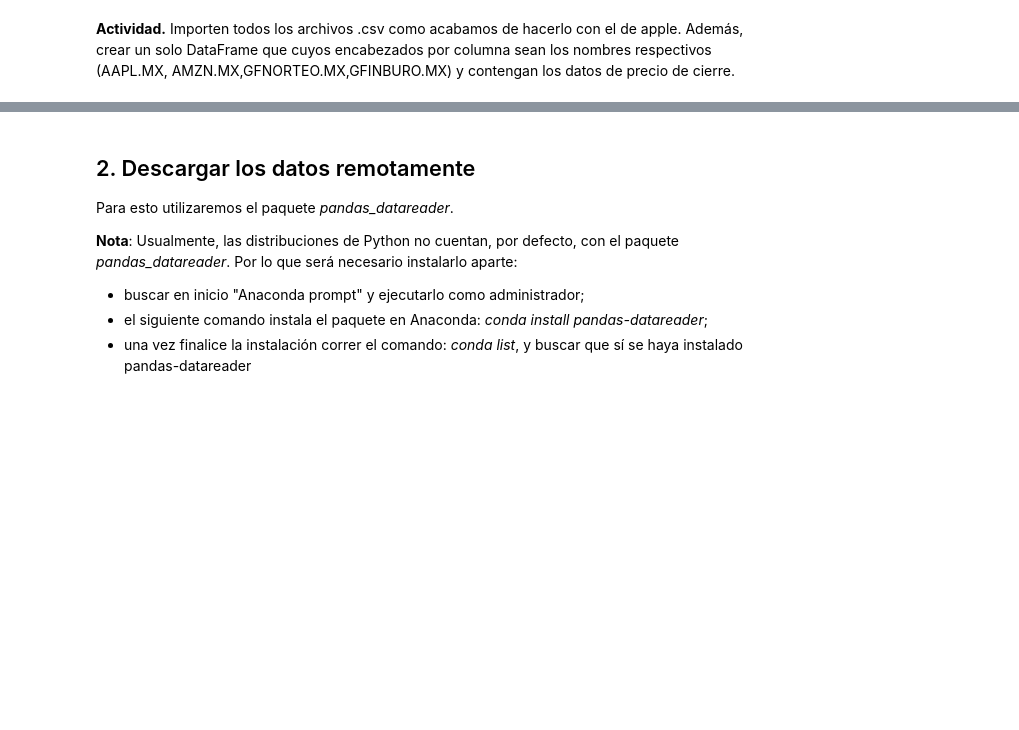
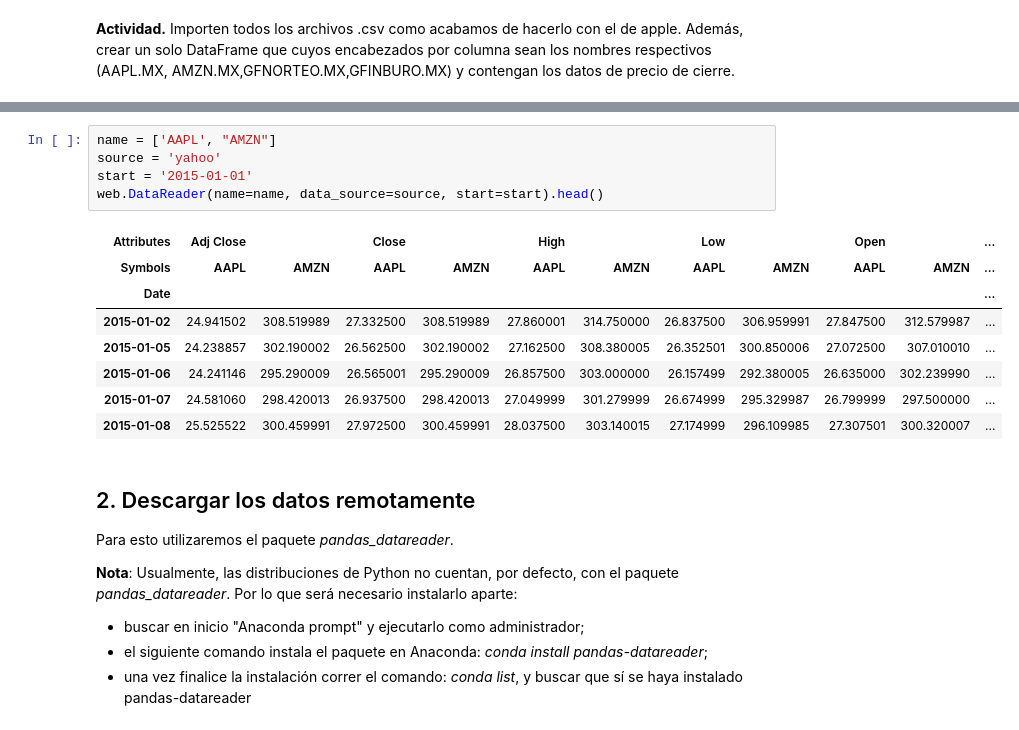
Before and after one commit to Carolina1002/porinvo2020, a Jupyter notebook: Modulo1/Clase4_DescargaHistoricos.ipynb, the cells around one changed output, grey strips where cells are left out. Drawn from its saved outputs; the diff is of its cells as text; blank space fills up the shorter version.

```diff
--- a/Modulo1/Clase4_DescargaHistoricos.ipynb
+++ b/Modulo1/Clase4_DescargaHistoricos.ipynb
@@ -149,3 +179,17 @@ AAPL.head()
+# %%
+name = ['AAPL', "AMZN"]
+source = 'yahoo'
+start = '2015-01-01'
+web.DataReader(name=name, data_source=source, start=start).head()
+# %% [output]
+| Attributes | Adj Close |  | Close |  | High |  | Low |  | Open |  | ... |
+| Symbols | AAPL | AMZN | AAPL | AMZN | AAPL | AMZN | AAPL | AMZN | AAPL | AMZN | ... |
+| Date |  |  |  |  |  |  |  |  |  |  | ... |
+| 2015-01-02 | 24.941502 | 308.519989 | 27.332500 | 308.519989 | 27.860001 | 314.750000 | 26.837500 | 306.959991 | 27.847500 | 312.579987 | ... |
+| 2015-01-05 | 24.238857 | 302.190002 | 26.562500 | 302.190002 | 27.162500 | 308.380005 | 26.352501 | 300.850006 | 27.072500 | 307.010010 | ... |
+| 2015-01-06 | 24.241146 | 295.290009 | 26.565001 | 295.290009 | 26.857500 | 303.000000 | 26.157499 | 292.380005 | 26.635000 | 302.239990 | ... |
+| 2015-01-07 | 24.581060 | 298.420013 | 26.937500 | 298.420013 | 27.049999 | 301.279999 | 26.674999 | 295.329987 | 26.799999 | 297.500000 | ... |
+| 2015-01-08 | 25.525522 | 300.459991 | 27.972500 | 300.459991 | 28.037500 | 303.140015 | 27.174999 | 296.109985 | 27.307501 | 300.320007 | ... |
 # %% [markdown]
 ## 2. Descargar los datos remotamente
 Para esto utilizaremos el paquete *pandas_datareader*.
```
Also changed, not shown: parts of 8 cells of this notebook.
